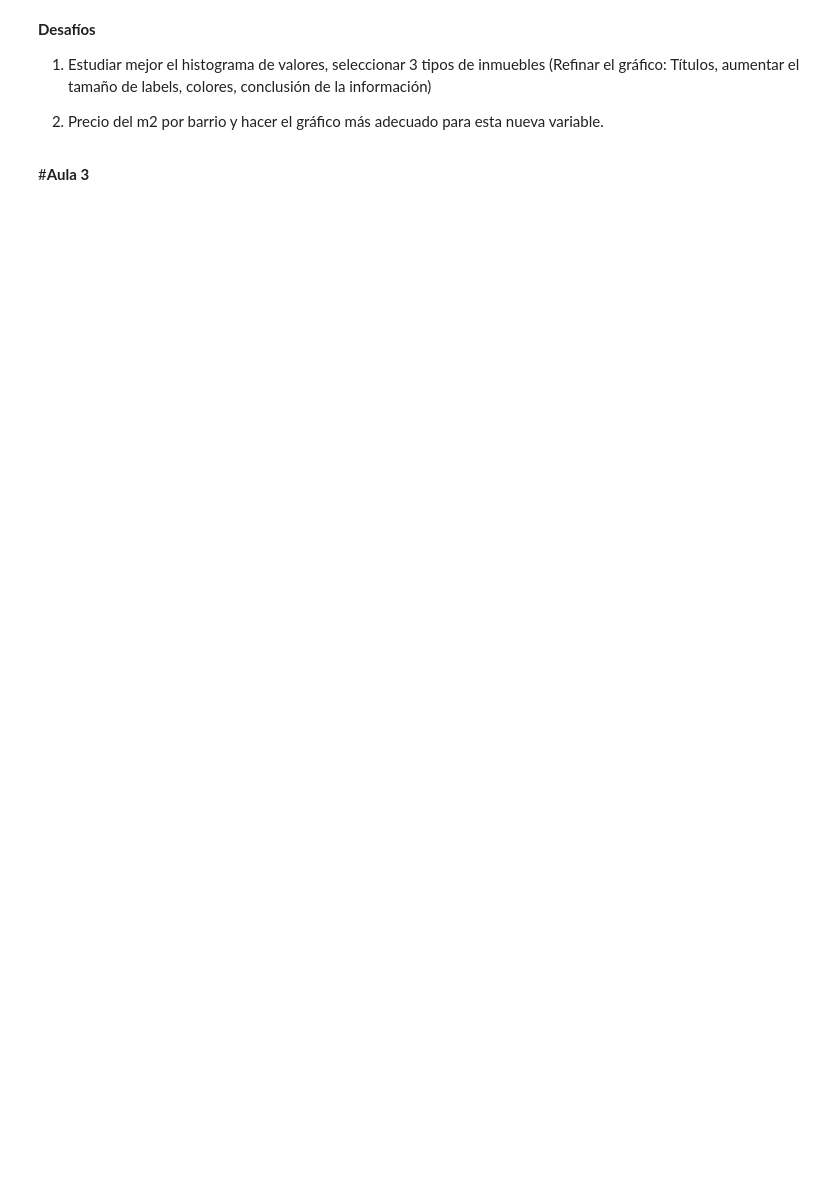
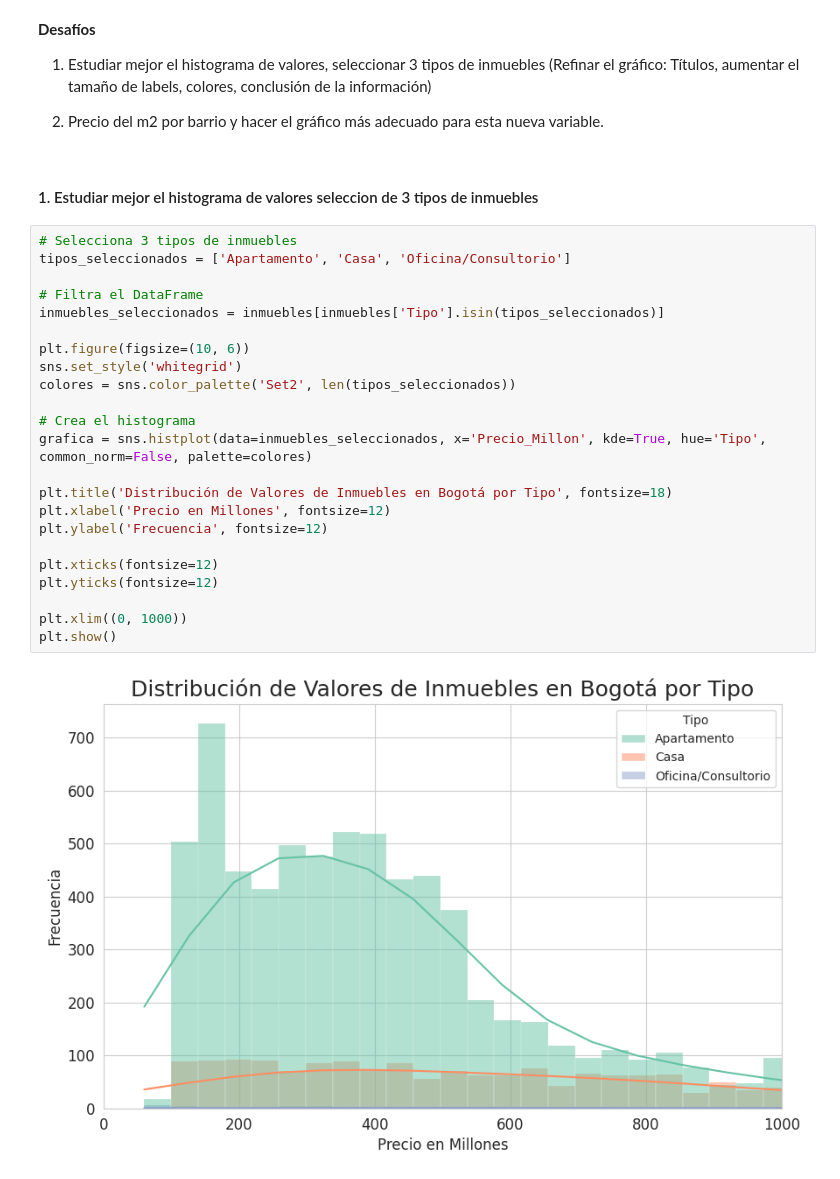
Before and after one commit to HaroldRoy/data_immersion_alura, a Jupyter notebook: inmersion_datos_aula_2.ipynb, the cells around one changed output. Saved outputs shown, nothing was run; the diff lists cells and outputs as text; blank space fills up the shorter version.

Commit message:
Working in the second challenge: First plot

```diff
--- a/inmersion_datos_aula_2.ipynb
+++ b/inmersion_datos_aula_2.ipynb
@@ -409,5 +409,30 @@ plt.show()
 1. Estudiar mejor el histograma de valores, seleccionar 3 tipos de inmuebles (Refinar el gráfico: Títulos, aumentar el tamaño de labels, colores, conclusión de la información)
 
 2. Precio del m2 por barrio y hacer el gráfico más adecuado para esta nueva variable.
-# %% [markdown]
-#**Aula 3**
+# %% [markdown]
+#### 1. Estudiar mejor el histograma de valores seleccion de 3 tipos de inmuebles
+# %%
+# Selecciona 3 tipos de inmuebles
+tipos_seleccionados = ['Apartamento', 'Casa', 'Oficina/Consultorio']
+
+# Filtra el DataFrame
+inmuebles_seleccionados = inmuebles[inmuebles['Tipo'].isin(tipos_seleccionados)]
+
+plt.figure(figsize=(10, 6))
+sns.set_style('whitegrid')
+colores = sns.color_palette('Set2', len(tipos_seleccionados))
+
+# Crea el histograma
+grafica = sns.histplot(data=inmuebles_seleccionados, x='Precio_Millon', kde=True, hue='Tipo', common_norm=False, palette=colores)
+
+plt.title('Distribución de Valores de Inmuebles en Bogotá por Tipo', fontsize=18)
+plt.xlabel('Precio en Millones', fontsize=12)
+plt.ylabel('Frecuencia', fontsize=12)
+
+plt.xticks(fontsize=12)
+plt.yticks(fontsize=12)
+
+plt.xlim((0, 1000))
+plt.show()
+# %% [output]
+[figure, added]
```
Also changed, not shown: parts of 1 cell of this notebook.
